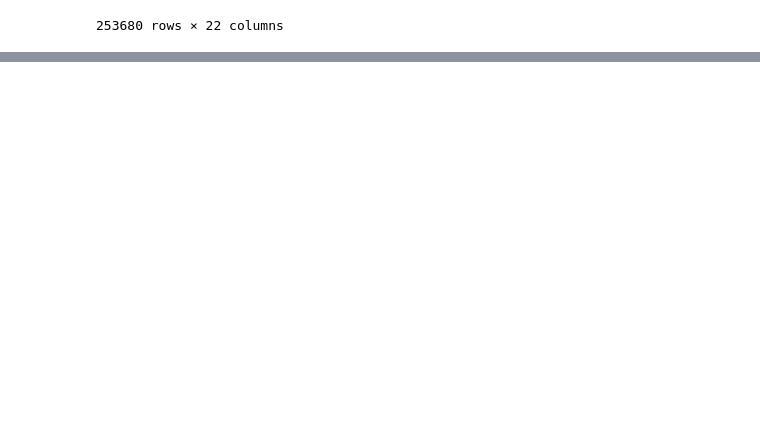
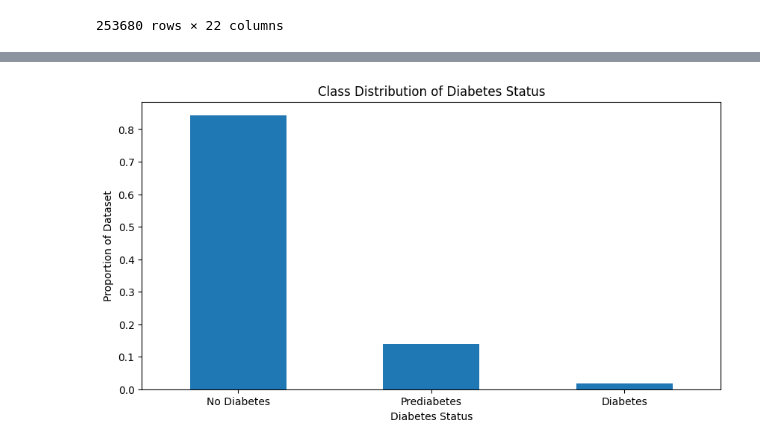
Before and after one commit to EugeneJosephCruz/Health-Indicators, a Jupyter notebook: notebooks/eda.ipynb, the cells around one changed output, grey strips where cells are left out. Cells and saved outputs as stored; diff of their text form; code cells hidden in the pictures; blank space fills up the shorter version.

Commit message:
updated notebook 1

```diff
--- a/notebooks/eda.ipynb
+++ b/notebooks/eda.ipynb
@@ -71,0 +136,23 @@ df_diabetes_binary
+# %%
+import pandas as pd
+import matplotlib.pyplot as plt
+import seaborn as sns
+from sklearn.ensemble import RandomForestClassifier
+
+df = pd.read_csv('/workspaces/Health-Indicators/notebooks/diabetes_012_health_indicators_BRFSS2015.csv')
+
+# Split the data from 0 to 129,999th row
+df_first_half = df.iloc[:130000, :]
+
+# Assuming df_first_half is already defined and contains the first 130,000 rows of your dataset
+class_distribution = df_first_half['Diabetes_012'].value_counts(normalize=True)
+
+plt.figure(figsize=(10, 5))
+class_distribution.plot(kind='bar')
+plt.title('Class Distribution of Diabetes Status')
+plt.xlabel('Diabetes Status')
+plt.ylabel('Proportion of Dataset')
+plt.xticks(ticks=[0, 1, 2], labels=['No Diabetes', 'Prediabetes', 'Diabetes'], rotation=0)
+plt.show()
+# %% [output]
+[figure, added]
```
Also changed, not shown: parts of 10 cells of this notebook, 1 other file.
